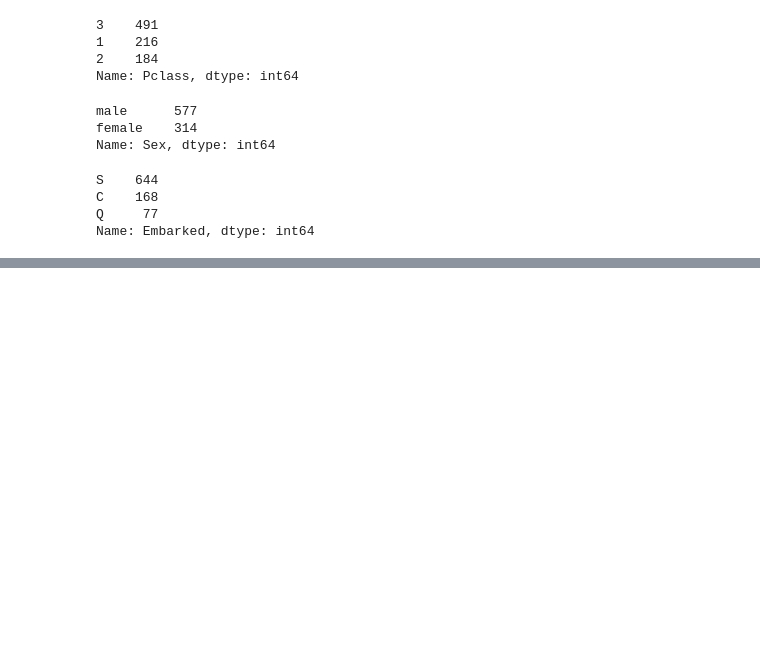
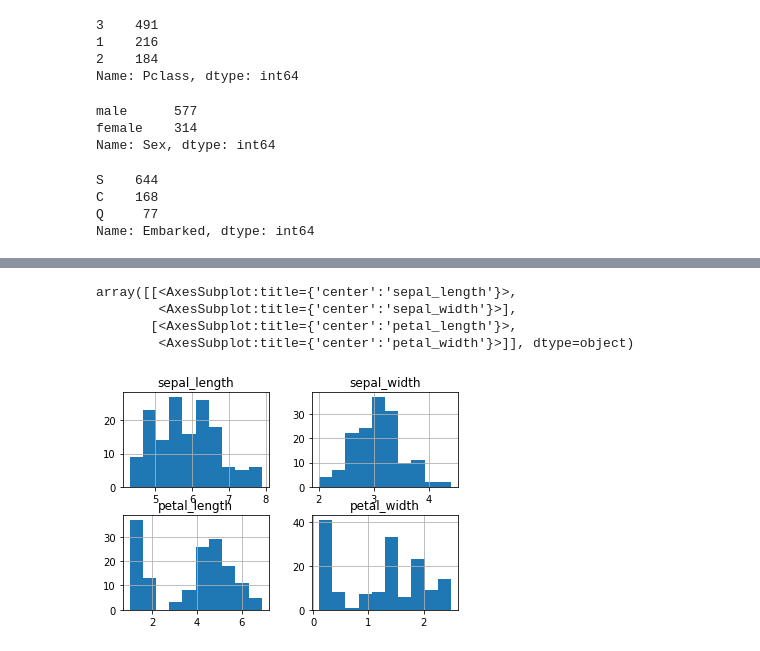
Before and after one commit to BraedenWright/classification-exercises, a Jupyter notebook: classification_exercises.ipynb, the cells around one changed output, grey strips where cells are left out. Saved outputs shown, nothing was run; the diff lists cells and outputs as text; code cells hidden in the pictures; blank space fills up the shorter version.

```diff
--- a/classification_exercises.ipynb
+++ b/classification_exercises.ipynb
@@ -316,0 +337,3 @@ Name: Embarked, dtype: int64
+# %%
+iris_df = aq.get_iris_data()
+iris_df.head(10)
@@ -316,0 +353,2 @@ Name: Embarked, dtype: int64
+# %%
+iris_df = iris_df.drop(columns=['species_id'])
@@ -316,0 +382,8 @@ Name: Embarked, dtype: int64
+# %%
+iris_df.hist()
+# %% [output]
+array([[<AxesSubplot:title={'center':'sepal_length'}>,
+        <AxesSubplot:title={'center':'sepal_width'}>],
+       [<AxesSubplot:title={'center':'petal_length'}>,
+        <AxesSubplot:title={'center':'petal_width'}>]], dtype=object)
+[figure, added]
```
Also changed, not shown: parts of 9 cells of this notebook, 1 other file.
